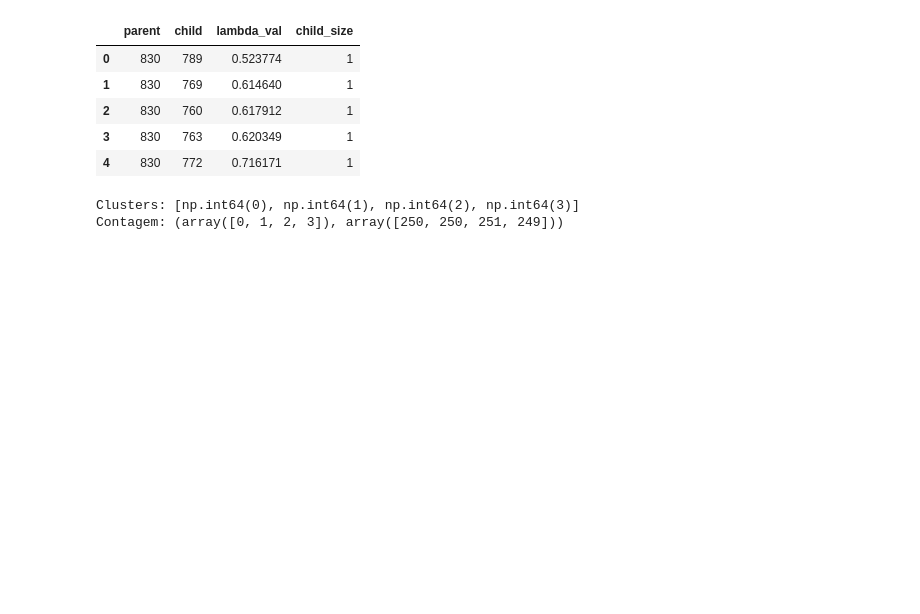
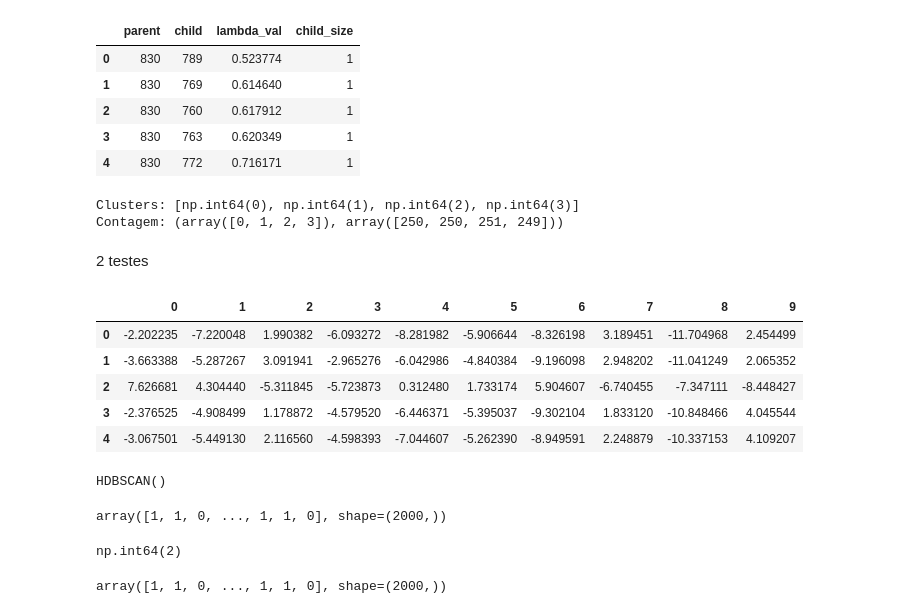
Before and after one commit to bellDataSc/estudo-hdbscan, a Jupyter notebook: code_for_hdbscan_.ipynb, the cells around one changed output. Drawn from its saved outputs; the diff is of its cells as text; code cells hidden in the pictures; blank space fills up the shorter version.

```diff
--- a/code_for_hdbscan_.ipynb
+++ b/code_for_hdbscan_.ipynb
@@ -147,3 +149,16 @@ print("Contagem:", np.unique(labels2, return_counts=True))
 # %% [output]
 Clusters: [np.int64(0), np.int64(1), np.int64(2), np.int64(3)]
 Contagem: (array([0, 1, 2, 3]), array([250, 250, 251, 249]))
+# %% [markdown]
+2 testes
+# %%
+blobs, labels = make_blobs(n_samples=2000, n_features=10)
+# %%
+pd.DataFrame(blobs).head()
+# %% [output]
+|  | 0 | 1 | 2 | 3 | 4 | 5 | 6 | 7 | 8 | 9 |
+| 0 | -2.202235 | -7.220048 | 1.990382 | -6.093272 | -8.281982 | -5.906644 | -8.326198 | 3.189451 | -11.704968 | 2.454499 |
+| 1 | -3.663388 | -5.287267 | 3.091941 | -2.965276 | -6.042986 | -4.840384 | -9.196098 | 2.948202 | -11.041249 | 2.065352 |
+| 2 | 7.626681 | 4.304440 | -5.311845 | -5.723873 | 0.312480 | 1.733174 | 5.904607 | -6.740455 | -7.347111 | -8.448427 |
+| 3 | -2.376525 | -4.908499 | 1.178872 | -4.579520 | -6.446371 | -5.395037 | -9.302104 | 1.833120 | -10.848466 | 4.045544 |
+| 4 | -3.067501 | -5.449130 | 2.116560 | -4.598393 | -7.044607 | -5.262390 | -8.949591 | 2.248879 | -10.337153 | 4.109207 |
@@ -149,0 +167,18 @@ Contagem: (array([0, 1, 2, 3]), array([250, 250, 251, 249]))
+# %%
+clusterer.fit(blobs)
+# %% [output]
+HDBSCAN()
+# %%
+clusterer.labels_
+# %% [output]
+array([1, 1, 0, ..., 1, 1, 0], shape=(2000,))
+# %%
+clusterer.labels_.max()
+# %% [output]
+np.int64(2)
+# %%
+clusterer = hdbscan.HDBSCAN(metric='manhattan')
+clusterer.fit(blobs)
+clusterer.labels_
+# %% [output]
+array([1, 1, 0, ..., 1, 1, 0], shape=(2000,))
```
Also changed, not shown: parts of 5 cells of this notebook.
